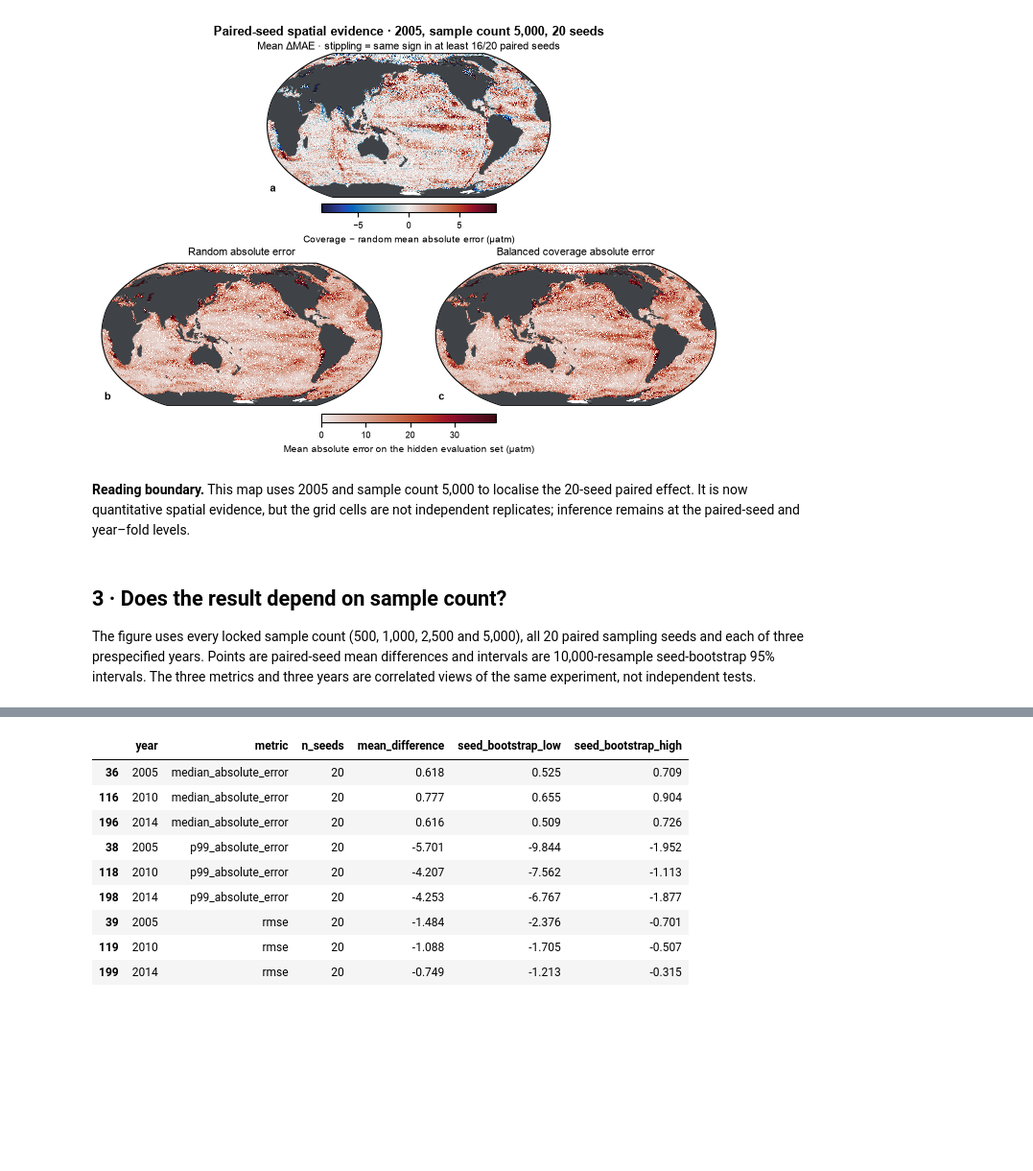
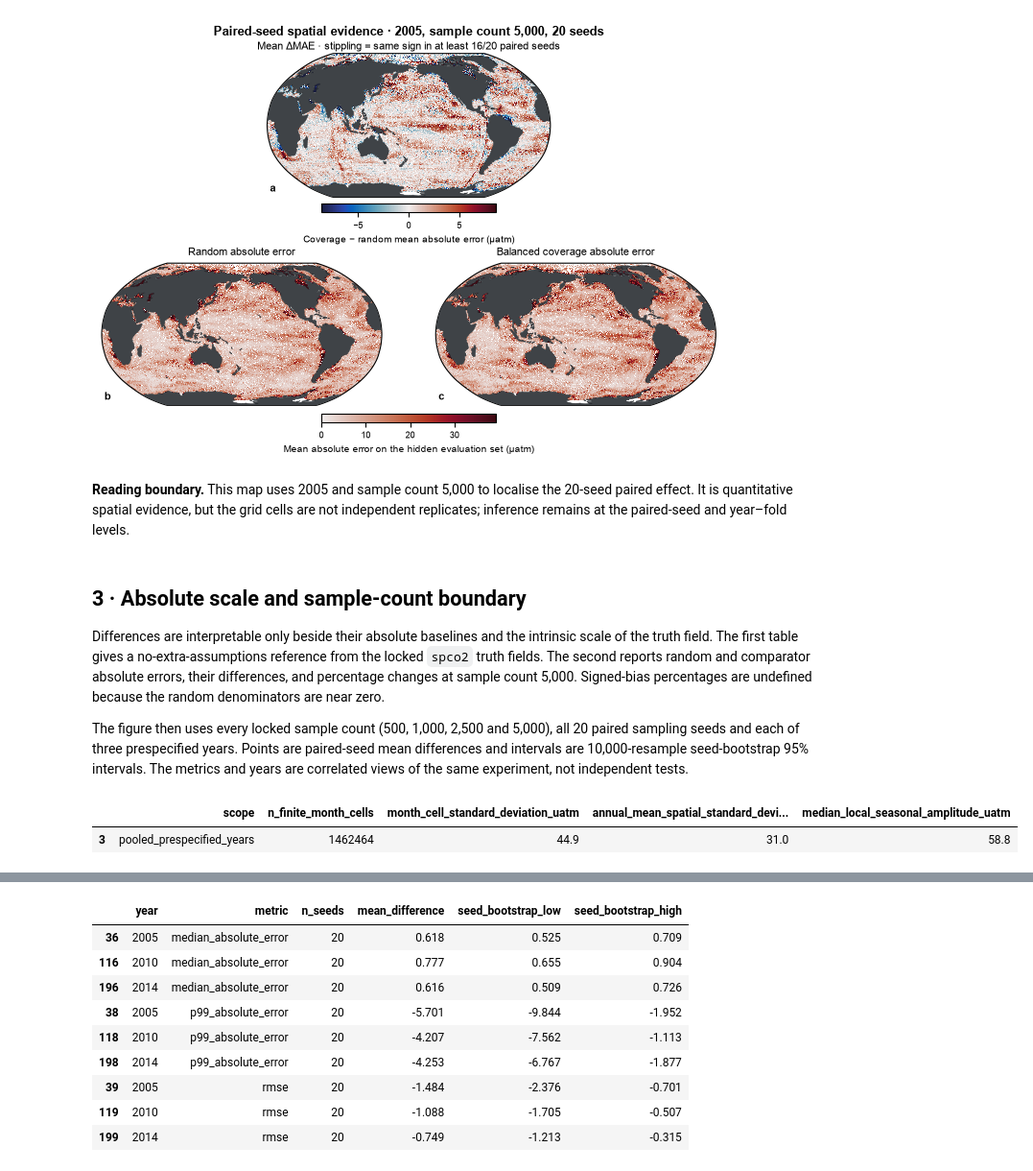
Before and after one commit to BokaiHe/ocean-carbon-sampling, a Jupyter notebook: notebooks/published/osse_visual_story_demo.ipynb, the cells around one changed output, grey strips where cells are left out. Shown at 96% size. Drawn from its saved outputs; the diff is of its cells as text; code cells hidden in the pictures; blank space fills up the shorter version.

```diff
--- a/notebooks/published/osse_visual_story_demo.ipynb
+++ b/notebooks/published/osse_visual_story_demo.ipynb
@@ -37,6 +33,7 @@ spatial_blocks = pd.read_csv(RESULTS / 'osse_spatial_block_confirmatory_blocks.c
 spatial_summary = pd.read_csv(RESULTS / 'osse_spatial_block_confirmatory_paired_summary.csv')
 month_balance = pd.read_csv(RESULTS / 'osse_month_balance_strategy_summary.csv')
 claim_summary = pd.read_csv(RESULTS / 'osse_claim_distribution_summary.csv')
+truth_scale = pd.read_csv(RESULTS / 'osse_truth_scale.csv')
 print('Curated visual-demo data loaded.')
 # %% [output]
 Curated visual-demo data loaded.
@@ -93,8 +90,23 @@ error_figure = plot_error_atlas(fields)
 # %% [output]
 [figure]
 # %% [markdown]
-**Reading boundary.** This map uses 2005 and sample count 5,000 to localise the 20-seed paired effect. It is now quantitative spatial evidence, but the grid cells are not independent replicates; inference remains at the paired-seed and year–fold levels.
+**Reading boundary.** This map uses 2005 and sample count 5,000 to localise the 20-seed paired effect. It is quantitative spatial evidence, but the grid cells are not independent replicates; inference remains at the paired-seed and year–fold levels.
 # %% [markdown]
-## 3 · Does the result depend on sample count?
+## 3 · Absolute scale and sample-count boundary
 
-The figure uses every locked sample count (500, 1,000, 2,500 and 5,000), all 20 paired sampling seeds and each of three prespecified years. Points are paired-seed mean differences and intervals are 10,000-resample seed-bootstrap 95% intervals. The three metrics and three years are correlated views of the same experiment, not independent tests.
+Differences are interpretable only beside their absolute baselines and the intrinsic scale of the truth field. The first table gives a no-extra-assumptions reference from the locked `spco2` truth fields. The second reports random and comparator absolute errors, their differences, and percentage changes at sample count 5,000. Signed-bias percentages are undefined because the random denominators are near zero.
+
+The figure then uses every locked sample count (500, 1,000, 2,500 and 5,000), all 20 paired sampling seeds and each of three prespecified years. Points are paired-seed mean differences and intervals are 10,000-resample seed-bootstrap 95% intervals. The metrics and years are correlated views of the same experiment, not independent tests.
+# %%
+truth_scale.query("scope == 'pooled_prespecified_years'").assign(
+    month_cell_standard_deviation_uatm=lambda frame: frame['month_cell_standard_deviation_uatm'].round(1),
+    annual_mean_spatial_standard_deviation_uatm=lambda frame: frame['annual_mean_spatial_standard_deviation_uatm'].round(1),
+    median_local_seasonal_amplitude_uatm=lambda frame: frame['median_local_seasonal_amplitude_uatm'].round(1),
+)[[
+    'scope', 'n_finite_month_cells', 'month_cell_standard_deviation_uatm',
+    'annual_mean_spatial_standard_deviation_uatm',
+    'median_local_seasonal_amplitude_uatm',
+]]
+# %% [output]
+|  | scope | n_finite_month_cells | month_cell_standard_deviation_uatm | annual_mean_spatial_standard_devi... | median_local_seasonal_amplitude_uatm |
+| 3 | pooled_prespecified_years | 1462464 | 44.9 | 31.0 | 58.8 |
```
Also changed, not shown: parts of 17 cells of this notebook, 6 other files.
